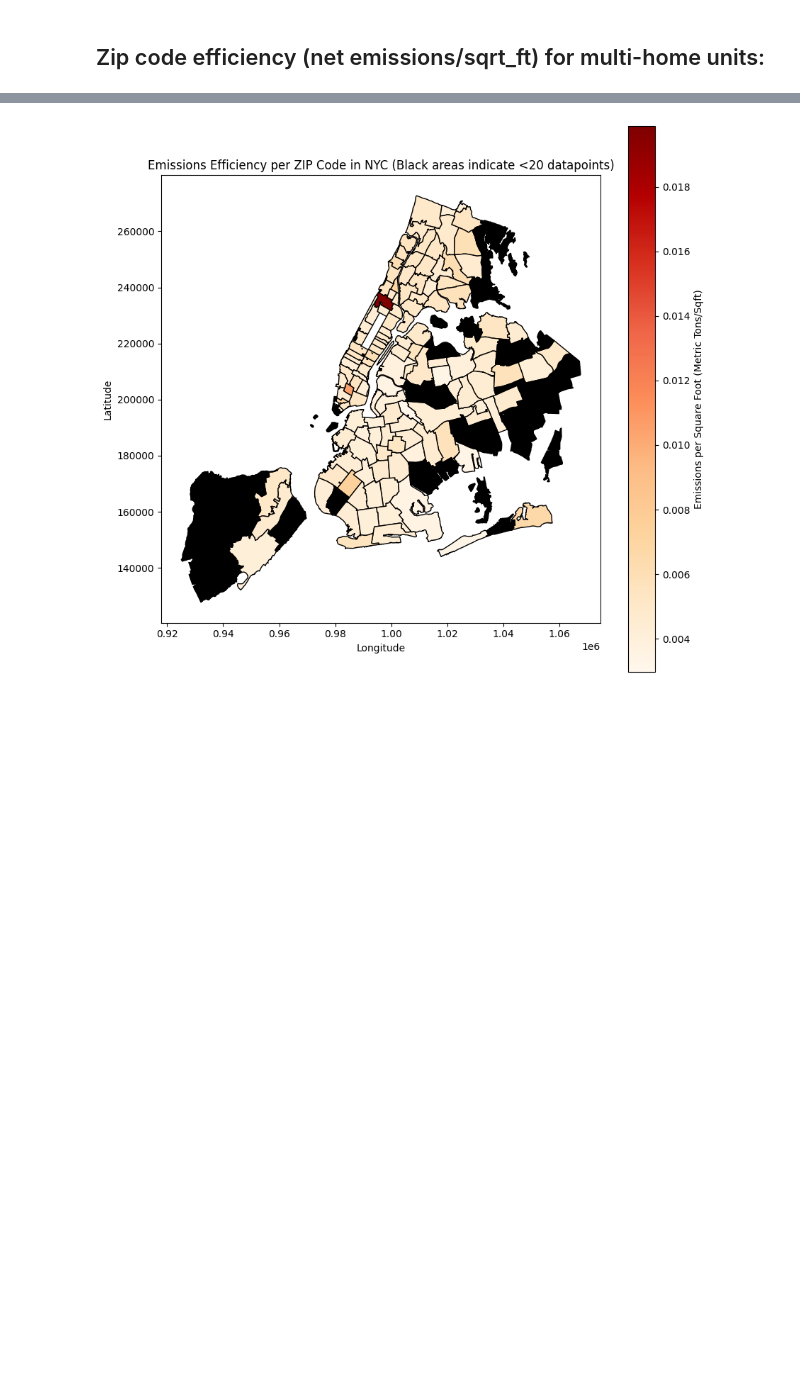
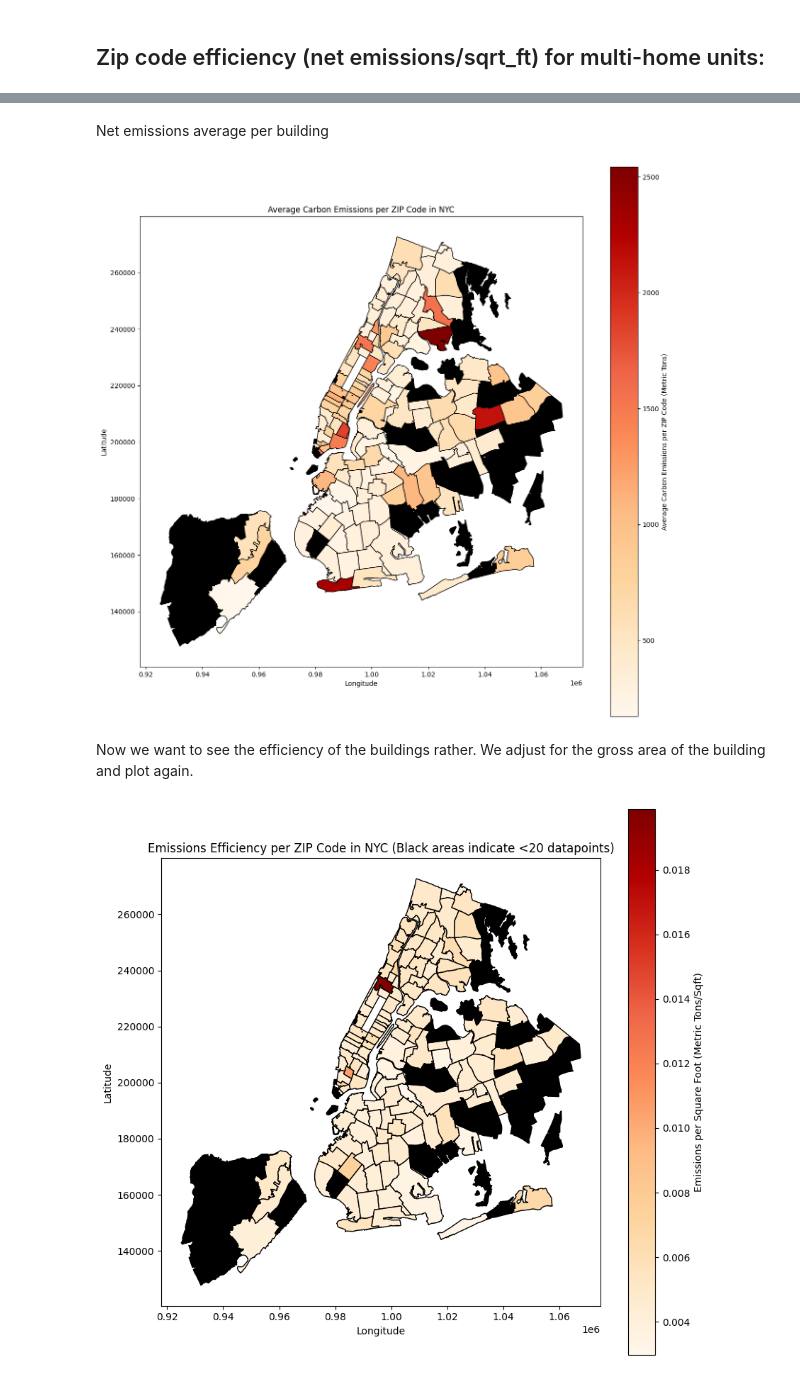
Before and after one commit to Qulxis/DS-Hackathon-Fall-2023, a Jupyter notebook: src/general_insights.ipynb, the cells around one changed output, grey strips where cells are left out. Drawn from its saved outputs; the diff is of its cells as text; code cells hidden in the pictures; blank space fills up the shorter version.

Commit message:
some insights and graphs

```diff
--- a/src/general_insights.ipynb
+++ b/src/general_insights.ipynb
@@ -14 +32,52 @@ print()
+# %%
+zip_code_adjustments = {
+    '11232-3165':'11232',
+    '104674512':'10467',
+    '10013 ?':'10013',
+    '10031-6032': '10031',
+    '112211760':'11221',
+    '114342300':'11434',
+    '112126939':'11212',
+    '112290523':'11229',
+    '11385-6201':'11385'
+    }
+
+for key in zip_code_adjustments.keys():
+    value = zip_code_adjustments[key]
+    data['postal_code'] = data['postal_code'].replace(key, value)
+# %% [markdown]
+Net emissions average per building
+# %%
+
+# Compute average emissions per ZIP code
+avg_emissions_per_zip = data.groupby('postal_code')['net_emissions_metric_tons'].mean().reset_index()
+
+# Load the shapefile
+nyc_shape = gpd.read_file('./data/map_files/ZIP_CODE_040114.shp')
+
+# Merge shapefile data with average emissions data
+nyc_shape['ZIPCODE'] = nyc_shape['ZIPCODE'].astype(str)
+avg_emissions_per_zip['postal_code'] = avg_emissions_per_zip['postal_code'].astype(str)
+merged_data = nyc_shape.merge(avg_emissions_per_zip, left_on='ZIPCODE', right_on='postal_code')
+
+# Calculate data points per ZIP code and identify those with fewer than 20 data points
+data_points_per_zip = data.groupby('postal_code').size().reset_index(name='data_points')
+avg_emissions_with_counts = avg_emissions_per_zip.merge(data_points_per_zip, on='postal_code')
+insufficient_data_zips_20 = avg_emissions_with_counts[avg_emissions_with_counts['data_points'] < 20]['postal_code'].tolist()
+merged_data['insufficient_data_20'] = merged_data['ZIPCODE'].isin(insufficient_data_zips_20)
+
+# Plotting the data with axis labels
+fig, ax = plt.subplots(figsize=(15, 15))
+merged_data[~merged_data['insufficient_data_20']].plot(column='net_emissions_metric_tons', ax=ax, legend=True,
+                                                       legend_kwds={'label': "Average Carbon Emissions per ZIP Code (Metric Tons)"},
+                                                       cmap='OrRd', edgecolor='black')
+merged_data[merged_data['insufficient_data_20']].plot(ax=ax, color='black', edgecolor='black')
+plt.title("Average Carbon Emissions per ZIP Code in NYC")
+plt.xlabel("Longitude")
+plt.ylabel("Latitude")
+plt.show()
+# %% [output]
+[figure, added]
+# %% [markdown]
+Now we want to see the efficiency of the buildings rather. We adjust for the gross area of the building and plot again.
 # %%
```
Also changed, not shown: parts of 6 cells of this notebook.
